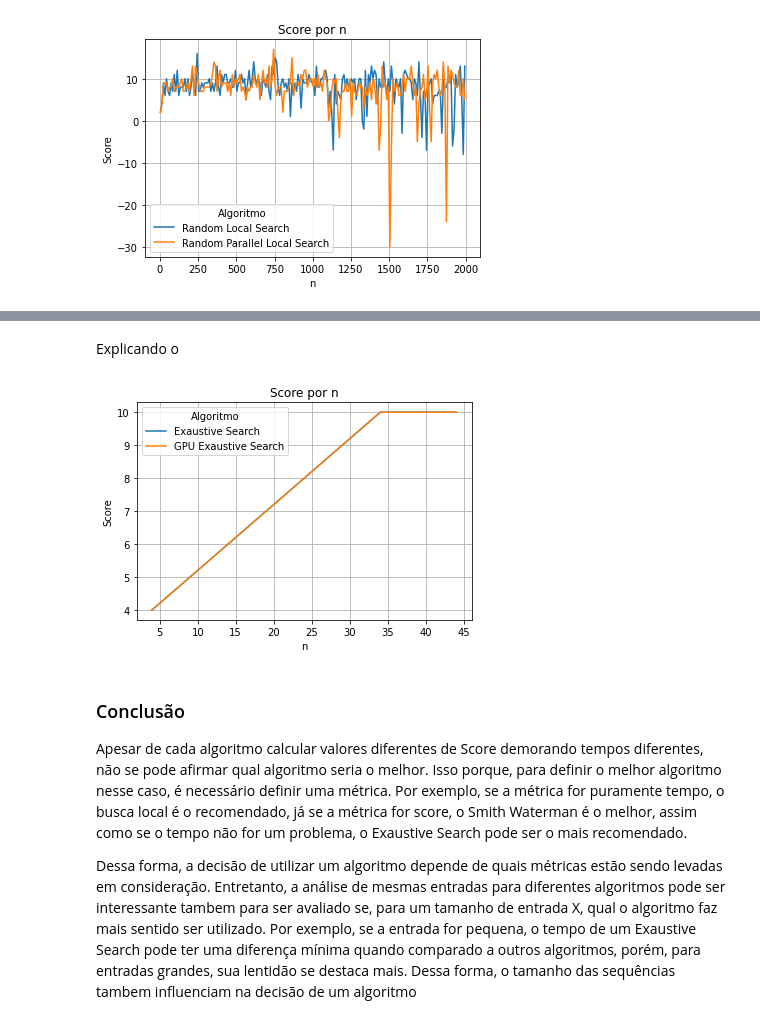
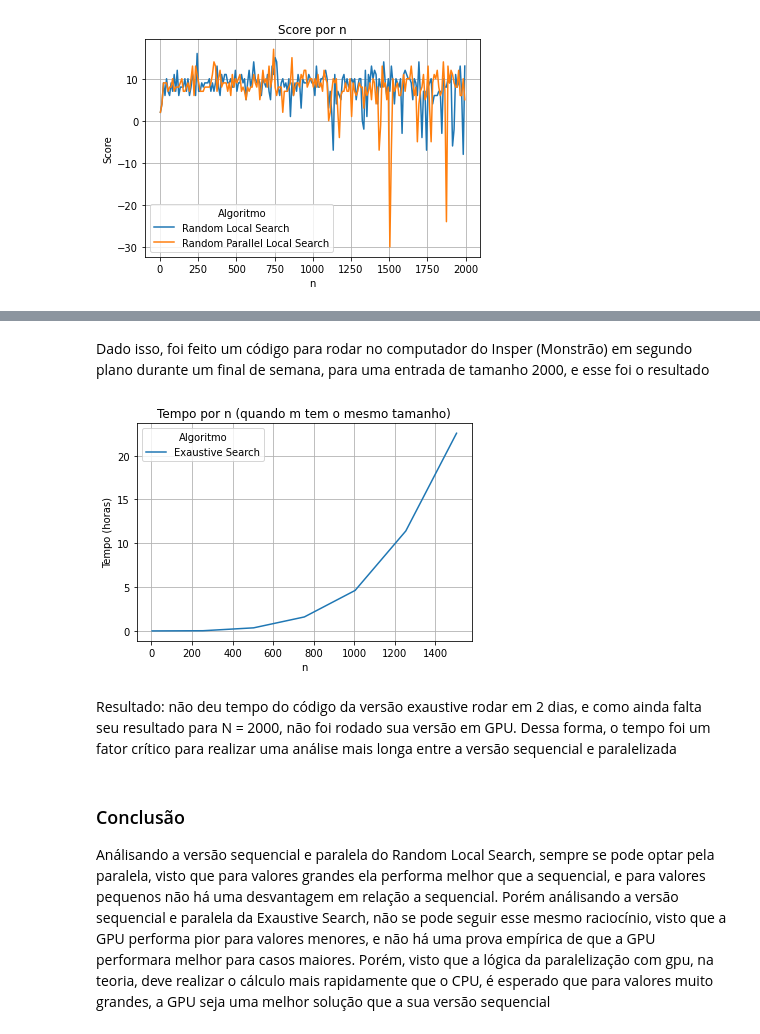
Before and after one commit to MarceloCMiguel/dna-seq-align, a Jupyter notebook: Analysis.ipynb, the cells around one changed output, grey strips where cells are left out. Drawn from its saved outputs; the diff is of its cells as text; code cells hidden in the pictures.

Commit message:
analise finalizada

```diff
--- a/Analysis.ipynb
+++ b/Analysis.ipynb
@@ -348,8 +335,8 @@ plt.ylabel("Score");
 # %%
 import pickle
+
 with open ('outfile', 'rb') as fp:
     list_execute = pickle.load(fp)
 df = pd.DataFrame(list_execute)
 df= df.apply(pd.to_numeric,errors="ignore")
+df['Tempo'] =df['Tempo']/3600
-# %%
-df = pd.read_csv('my_data.csv')
@@ -364,14 +343,16 @@ plt.grid();
-# %% [markdown]
-Explicando o
-# %%
-df.pivot(index='n',columns='Algoritmo',values='Saida').plot()
-plt.title("Score por n");
-plt.grid()
-plt.ylabel("Score");
-# %% [output]
-[figure, removed]
+# %% [markdown]
+Dado isso, foi feito um código para rodar no computador do Insper (Monstrão) em segundo plano durante um final de semana, para uma entrada de tamanho 2000, e esse foi o resultado
+# %%
+df.pivot(index='n',columns='Algoritmo',values='Tempo').plot();
+plt.title("Tempo por n (quando m tem o mesmo tamanho)");
+plt.ylabel("Tempo (horas)");
+plt.xlabel('n');
+plt.grid();
+# %% [output]
+[figure, added]
+# %% [markdown]
+Resultado: não deu tempo do código da versão exaustive rodar em 2 dias, e como ainda falta seu resultado para N = 2000, não foi rodado sua versão em GPU. Dessa forma, o tempo foi um fator crítico para realizar uma análise mais longa entre a versão sequencial e paralelizada
 # %% [markdown]
 ### Conclusão
-Apesar de cada algoritmo calcular valores diferentes de Score demorando tempos diferentes, não se pode afirmar qual algoritmo seria o melhor. Isso porque, para definir o melhor algoritmo nesse caso, é necessário definir uma métrica. Por exemplo, se a métrica for puramente tempo, o busca local é o recomendado, já se a métrica for score, o Smith Waterman é o melhor, assim como se o tempo não for um problema, o Exaustive Search pode ser o mais recomendado.
 
-Dessa forma, a decisão de utilizar um algoritmo depende de quais métricas estão sendo levadas em consideração. Entretanto, a análise de mesmas entradas para diferentes algoritmos pode ser interessante tambem para ser avaliado se, para um tamanho de entrada X, qual o algoritmo faz mais sentido ser utilizado. Por exemplo, se a entrada for pequena, o tempo de um Exaustive Search pode ter uma diferença mínima quando comparado a outros algoritmos, porém, para entradas grandes, sua lentidão se destaca mais. Dessa forma, o tamanho das sequências tambem influenciam na decisão de um algoritmo
+Análisando a versão sequencial e paralela do Random Local Search, sempre se pode optar pela paralela, visto que para valores grandes ela performa melhor que a sequencial, e para valores pequenos não há uma desvantagem em relação a sequencial. Porém análisando a versão sequencial e paralela da Exaustive Search, não se pode seguir esse mesmo raciocínio, visto que a GPU performa pior para valores menores, e não há uma prova empírica de que a GPU performara melhor para casos maiores. Porém, visto que a lógica da paralelização com gpu, na teoria, deve realizar o cálculo mais rapidamente que o CPU, é esperado que para valores muito grandes, a GPU seja uma melhor solução que a sua versão sequencial
```
Also changed, not shown: parts of 12 cells of this notebook, 3 other files.
